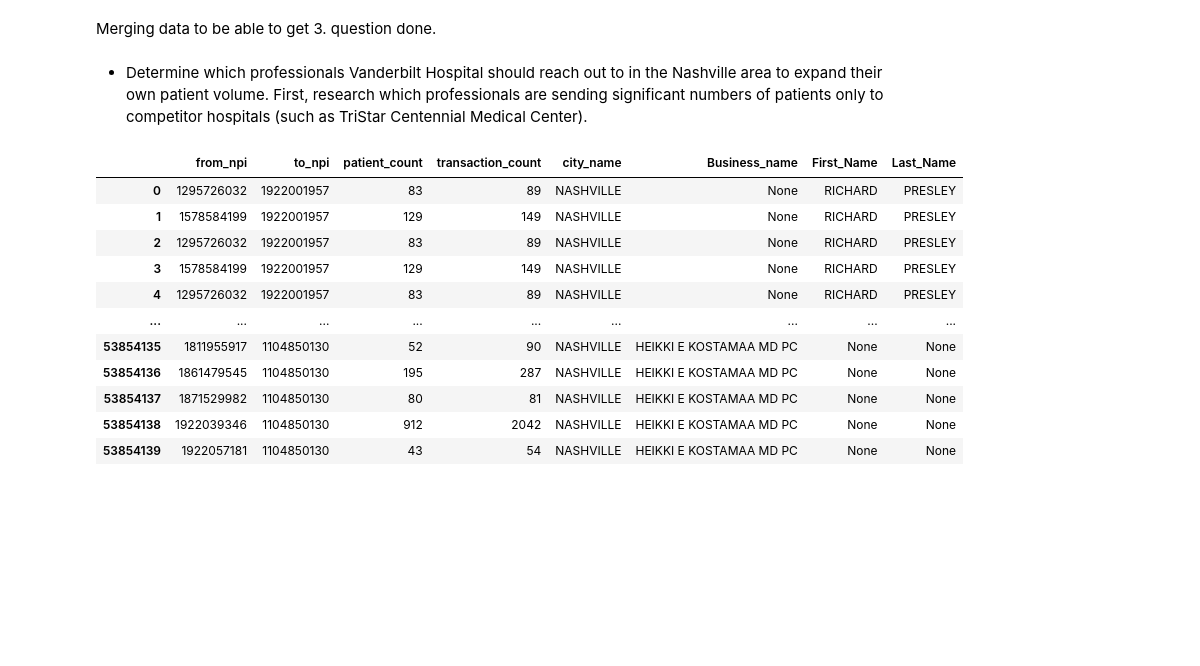
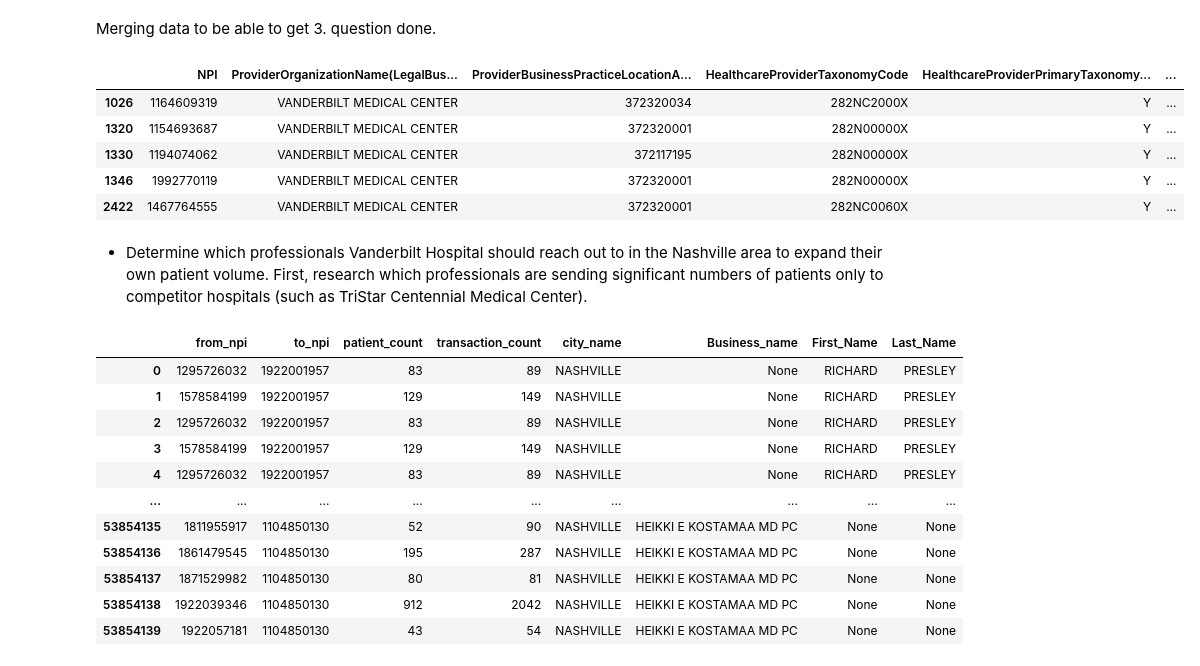
Before and after one commit to nss-data-science-cohort-6/hop_team-double-eagle-ii, a Jupyter notebook: Analysis_AC.ipynb, the cells around one changed output. Drawn from its saved outputs; the diff is of its cells as text; code cells hidden in the pictures; blank space fills up the shorter version.

```diff
--- a/Analysis_AC.ipynb
+++ b/Analysis_AC.ipynb
@@ -59,3 +131,14 @@ provider.to_sql('provider', db, if_exists = 'replace', index = False)
+# %%
+provider
+
+provider[provider['ProviderOrganizationName(LegalBusinessName)'] == 'VANDERBILT MEDICAL CENTER']
+# %% [output]
+|  | NPI | ProviderOrganizationName(LegalBus... | ProviderBusinessPracticeLocationA... | HealthcareProviderTaxonomyCode | HealthcareProviderPrimaryTaxonomy... | ... |
+| 1026 | 1164609319 | VANDERBILT MEDICAL CENTER | 372320034 | 282NC2000X | Y | ... |
+| 1320 | 1154693687 | VANDERBILT MEDICAL CENTER | 372320001 | 282N00000X | Y | ... |
+| 1330 | 1194074062 | VANDERBILT MEDICAL CENTER | 372117195 | 282N00000X | Y | ... |
+| 1346 | 1992770119 | VANDERBILT MEDICAL CENTER | 372320001 | 282N00000X | Y | ... |
+| 2422 | 1467764555 | VANDERBILT MEDICAL CENTER | 372320001 | 282NC0060X | Y | ... |
 # %% [markdown]
 - Determine which professionals Vanderbilt Hospital should reach out to in the Nashville area to expand their own patient volume.
 First, research which professionals are sending significant numbers of patients only to competitor hospitals (such as TriStar Centennial Medical Center).
```
Also changed, not shown: parts of 11 cells of this notebook.
